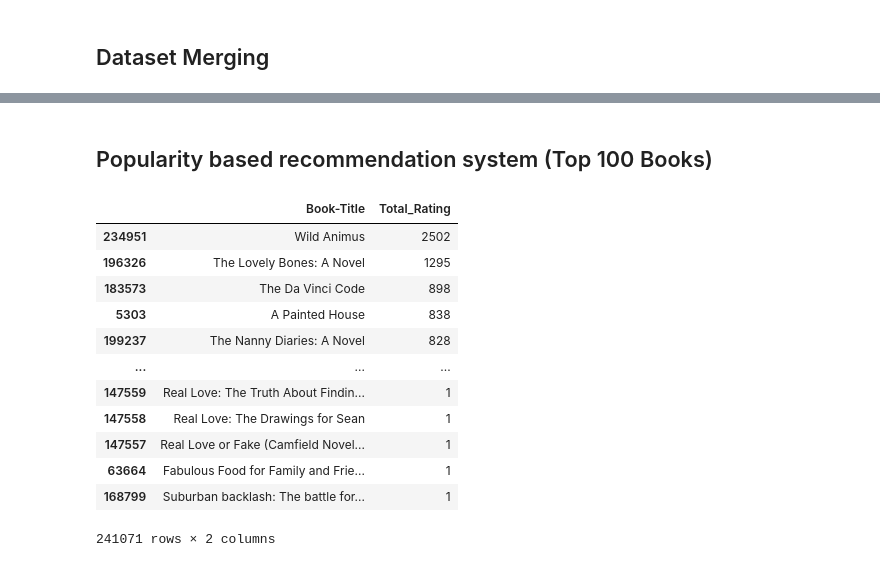
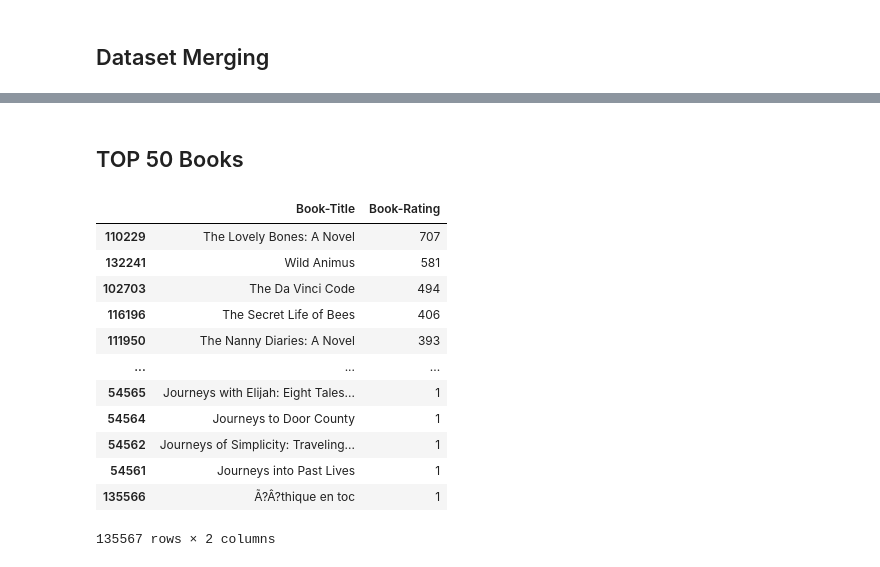
Before and after one commit to harshita-jaiswal/FindYourNextBook, a Jupyter notebook: Recommendations.ipynb, the cells around one changed output, grey strips where cells are left out. Drawn from its saved outputs; the diff is of its cells as text; code cells hidden in the pictures.

```diff
--- a/Recommendations.ipynb
+++ b/Recommendations.ipynb
@@ -408,2 +298,4 @@ memory usage: 102.3+ MB
-# %% [markdown]
-## Popularity based recommendation system (Top 100 Books)
+# %%
+#books with ratings
+df_books_with_ratings = df_recommendation_dataset[df_recommendation_dataset['Book-Rating'] != 0]
+df_books_with_ratings = df_books_with_ratings.reset_index(drop = True)
@@ -410,22 +306,23 @@ memory usage: 102.3+ MB
+# %% [markdown]
+## TOP 50 Books
 # %%
 #calculating total number of ratings for each book
-df_total_ratings = df_recommendation_dataset.groupby('Book-Title').count()['Book-Rating'].reset_index()
-df_total_ratings.rename(columns={'Book-Rating':'Total_Rating'},inplace=True)
-df_total_ratings = df_total_ratings.sort_values('Total_Rating', ascending=False)
-df_total_ratings
+df_ratings_count = df_books_with_ratings.groupby('Book-Title').count()['Book-Rating'].reset_index()
+df_ratings_count = df_ratings_count.sort_values('Book-Rating', ascending=False)
+df_ratings_count
 # %% [output]
-|  | Book-Title | Total_Rating |
-| 234951 | Wild Animus | 2502 |
-| 196326 | The Lovely Bones: A Novel | 1295 |
-| 183573 | The Da Vinci Code | 898 |
-| 5303 | A Painted House | 838 |
-| 199237 | The Nanny Diaries: A Novel | 828 |
+|  | Book-Title | Book-Rating |
+| 110229 | The Lovely Bones: A Novel | 707 |
+| 132241 | Wild Animus | 581 |
+| 102703 | The Da Vinci Code | 494 |
+| 116196 | The Secret Life of Bees | 406 |
+| 111950 | The Nanny Diaries: A Novel | 393 |
 | ... | ... | ... |
-| 147559 | Real Love: The Truth About Findin... | 1 |
-| 147558 | Real Love: The Drawings for Sean | 1 |
-| 147557 | Real Love or Fake (Camfield Novel... | 1 |
-| 63664 | Fabulous Food for Family and Frie... | 1 |
-| 168799 | Suburban backlash: The battle for... | 1 |
+| 54565 | Journeys with Elijah: Eight Tales... | 1 |
+| 54564 | Journeys to Door County | 1 |
+| 54562 | Journeys of Simplicity: Traveling... | 1 |
+| 54561 | Journeys into Past Lives | 1 |
+| 135566 | Ã?Â?thique en toc | 1 |
-241071 rows × 2 columns
+135567 rows × 2 columns
 # %%
 #calculating average ratings
```
Also changed, not shown: parts of 34 cells of this notebook.
